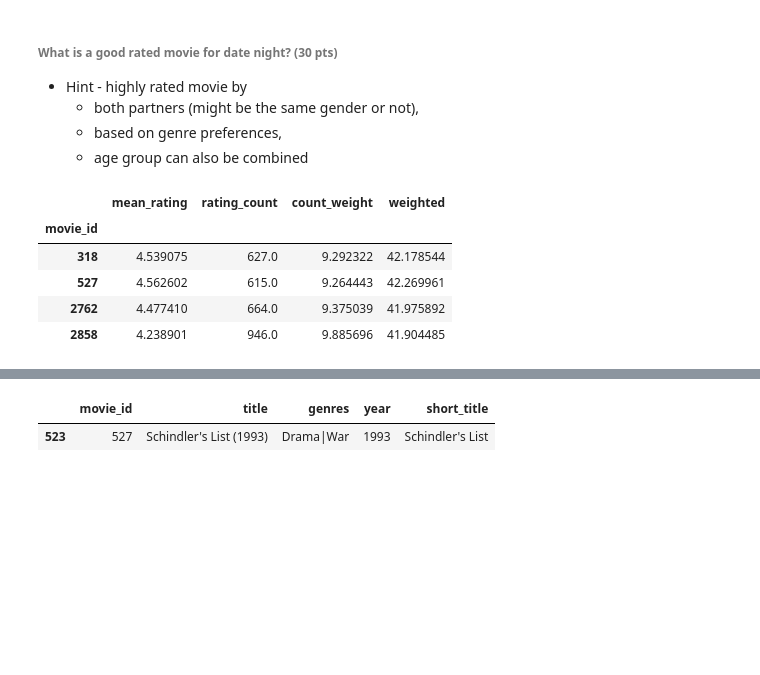
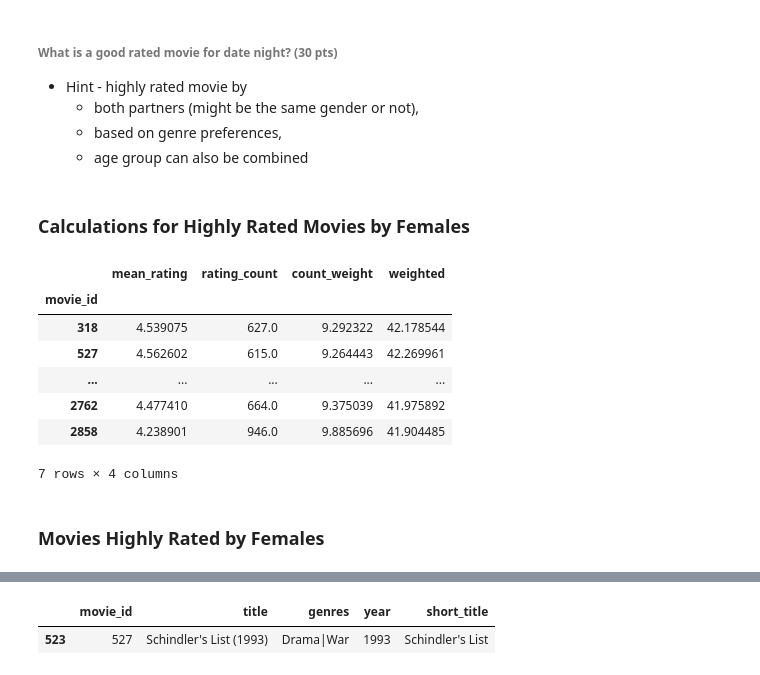
Before and after one commit to ccbrantley/CSC-405-605_2020_Assignment, a Jupyter notebook: Assignment_2/code/date_night_movie.ipynb, the cells around one changed output, grey strips where cells are left out. Cells and saved outputs as stored; diff of their text form; code cells hidden in the pictures; blank space fills up the shorter version.

```diff
--- a/Assignment_2/code/date_night_movie.ipynb
+++ b/Assignment_2/code/date_night_movie.ipynb
@@ -101,7 +101,7 @@ print(movies.head())
 # Set some Pandas options
 pd.set_option('notebook_repr_html', True)
 pd.set_option('max_columns', 8)
-pd.set_option('max_rows', 5)
+pd.set_option('max_rows', 7)
 # %%
 import numpy as np
 df_user_rating = pd.merge(users, ratings, how = "inner", on = "user_id")
@@ -119,7 +119,7 @@ df_user_rating_movie
 # %% [markdown]
 ##### What's the highest rated movie? (10 pts))
 # %%
-def merged_df_to_highest_rated(_df_user_subset):
+def merged_df_to_highest_rated(_df_user_subset, _sensitivity):
     df_mean_rating = pd.DataFrame(columns = ["movie_id", "mean_rating", "rating_count",\
                                              "count_weight", "weighted"])
     df_mean_rating.set_index("movie_id", inplace = True)
@@ -132,7 +132,7 @@ def merged_df_to_highest_rated(_df_user_subset):
     df_top_count = df_mean_rating[df_mean_rating.rating_count >= df_mean_rating.rating_count.quantile(0.75)]
     df_top_rated_movies = df_top_ratings.merge(df_top_count, how = "inner")
 
-    df_top_rated = df_mean_rating[df_mean_rating.weighted >= df_mean_rating.weighted.max() - 1]
+    df_top_rated = df_mean_rating[df_mean_rating.weighted >= df_mean_rating.weighted.max() - 1 -_sensitivity]
     top_rated_movie_index = df_top_rated[df_top_rated.weighted == df_top_rated.weighted.max()].index.values[0]
     return df_top_rated, top_rated_movie_index
 # %%
@@ -165,17 +162,23 @@ movies[movies.movie_id == top_rated_movie_index]
     - both partners (might be the same gender or not),
     - based on genre preferences,
     - age group can also be combined
+# %% [markdown]
+### Calculations for Highly Rated  Movies by Females
 # %%
 df_female_user = df_user_rating_movie.groupby("gender").get_group("F")
-df_female_top_rated, top_rated_female_movie_index = merged_df_to_highest_rated(df_female_user)
+df_female_top_rated, top_rated_female_movie_index = merged_df_to_highest_rated(df_female_user, 1)
 df_female_top_rated
 # %% [output]
 |  | mean_rating | rating_count | count_weight | weighted |
 | movie_id |  |  |  |  |
 | 318 | 4.539075 | 627.0 | 9.292322 | 42.178544 |
 | 527 | 4.562602 | 615.0 | 9.264443 | 42.269961 |
+| ... | ... | ... | ... | ... |
 | 2762 | 4.477410 | 664.0 | 9.375039 | 41.975892 |
 | 2858 | 4.238901 | 946.0 | 9.885696 | 41.904485 |
+7 rows × 4 columns
+# %% [markdown]
+### Movies Highly Rated by Females
 # %%
 movies[movies.movie_id.isin(list(df_female_top_rated.index.values))]
 # %% [output]
```
Also changed, not shown: parts of 27 cells of this notebook.
